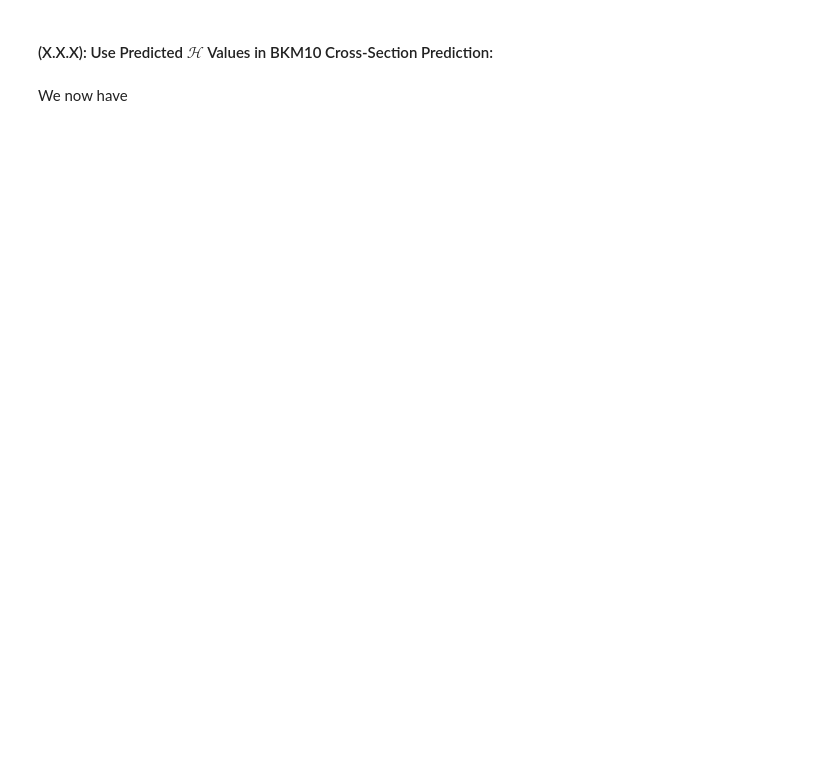
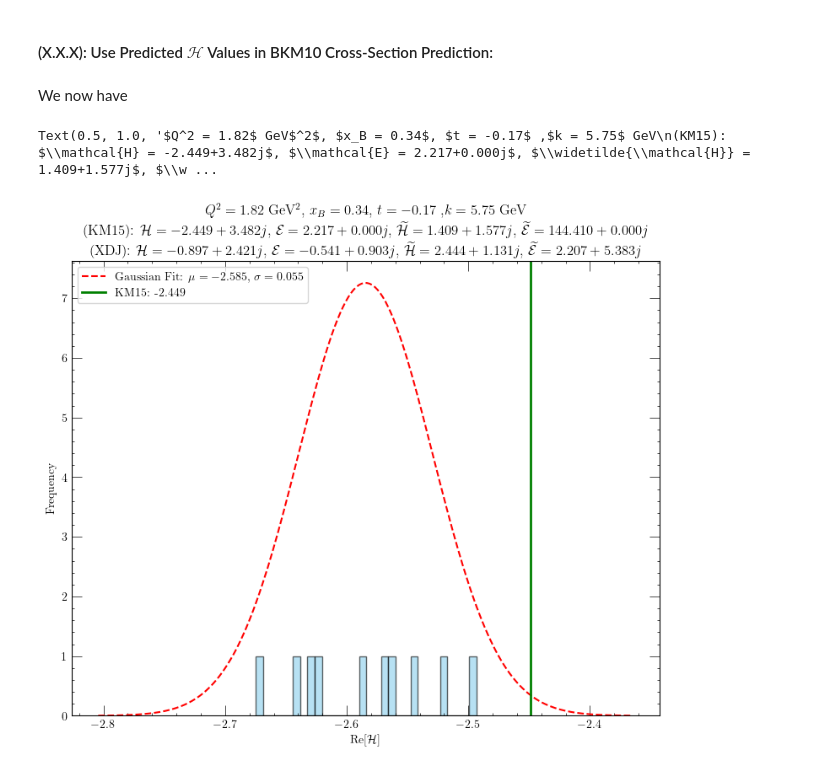
Before and after one commit to JayDanielsss/gpd_dnn, a Jupyter notebook: closure_test/closure_test.ipynb, the cells around one changed output. Saved outputs shown, nothing was run; the diff lists cells and outputs as text; code cells hidden in the pictures; blank space fills up the shorter version.

```diff
--- a/closure_test/closure_test.ipynb
+++ b/closure_test/closure_test.ipynb
@@ -2173,4 +2239,7 @@ range_of_q_squared
 # %%
 replica_paths = sorted(glob.glob(f"./version_{VERSION_NUMBER}/replicas/replica_*_v{MAJOR_MINOR_NUMBER}.keras"))
-replicas = [tf.keras.models.load_model(path, compile = False) for path in replica_paths]
+replicas = [tf.keras.models.load_model(
+    path,
+    compile = False,
+    safe_mode = False) for path in replica_paths]
 print(f"Loaded {len(replicas)} replica models.")
@@ -2177,6 +2248,6 @@ print(f"Loaded {len(replicas)} replica models.")
 # %%
 # this is the entire dataset! (i.e. training+validation)
-x_data = test_dataframe[["t", "x_b", "q_squared"]].values.astype(np.float32)
+x_data = test_dataframe[["t", "x_b", "q_squared", "phi"]].values.astype(np.float32)
 
 all_predictions = []
 
@@ -2395,24 +2563,25 @@ predicted_h_bkm10_xsec = DifferentialCrossSection(
 # %% [markdown]
 We now have
 # %%
-fig3, ax3 = plt.subplots(1, 2, figsize = (9, 7))
+burner_x_values_cff_h_real = np.linspace(
+    cff_h_real_mean - 4.*cff_h_real_stddev,
+    cff_h_real_mean + 4.*cff_h_real_stddev,
+    200)
 
-ax3[0].hist(cff_h_real_pred_per_replica, bins = 30, alpha = 0.6, color = 'skyblue', edgecolor = 'black')
-ax3[0].plot(
+fig3, ax3 = plt.subplots(1, 1, figsize = (9, 7))
+
+ax3.hist(cff_h_real_pred_per_replica, bins = 30, alpha = 0.6, color = 'skyblue', edgecolor = 'black')
+ax3.plot(
     burner_x_values_cff_h_real, norm.pdf(burner_x_values_cff_h_real, cff_h_real_mean, cff_h_real_stddev),
     color = "red", linestyle = "--", label = fr"Gaussian Fit: $\mu = {cff_h_real_mean:.3f}$, $\sigma = {cff_h_real_stddev:.3f}$")
-ax3[0].axvline(real_h_values[0], color = "green", linestyle = "-", linewidth = 2., label = f"KM15: {real_h_values[0]:.3f}")
-ax3[0].set_ylabel("Frequency", rotation = 90.)
-ax3[0].set_xlabel(r"Re$[\mathcal{H}]$")
-ax3[0].legend()
+ax3.axvline(real_h_values[0], color = "green", linestyle = "-", linewidth = 2., label = f"KM15: {real_h_values[0]:.3f}")
 
-ax3[1].hist(cff_h_imag_pred_per_replica, bins = 30, alpha = 0.6, color = 'skyblue', edgecolor = 'black')
-ax3[1].plot(
-    burner_x_values_cff_h_imag, norm.pdf(burner_x_values_cff_h_imag, cff_h_imag_mean, cff_h_imag_stddev),
-    color = "red", linestyle = "--", label = fr"Gaussian Fit: $\mu = {cff_h_imag_mean:.3f}$, $\sigma = {cff_h_imag_stddev:.3f}$")
-ax3[1].axvline(real_h_values[0], color = "green", linestyle = "-", linewidth = 2., label = f"KM15: {imag_h_values[0]:.3f}")
-ax3[1].set_ylabel("Frequency", rotation = 90.)
-ax3[1].set_xlabel(r"Im$[\mathcal{H}]$")
-ax3[1].legend()
+ax3.set_ylabel("Frequency", rotation = 90.)
+ax3.set_xlabel(r"Re$[\mathcal{H}]$")
 
-fig3.suptitle(f"{title_string}\n(KM15): {km15_cff_string}\n(XDJ): {xdj_cff_string}")
+ax3.legend()
+
+ax3.set_title(f"{title_string}\n(KM15): {km15_cff_string}\n(XDJ): {xdj_cff_string}")
+# %% [output]
+Text(0.5, 1.0, '$Q^2 = 1.82$ GeV$^2$, $x_B = 0.34$, $t = -0.17$ ,$k = 5.75$ GeV\n(KM15): $\\mathcal{H} = -2.449+3.482j$, $\\mathcal{E} = 2.217+0.000j$, $\\widetilde{\\mathcal{H}} = 1.409+1.577j$, $\\w ...
+[figure, added]
```
Also changed, not shown: parts of 38 cells of this notebook, 2 other files.
